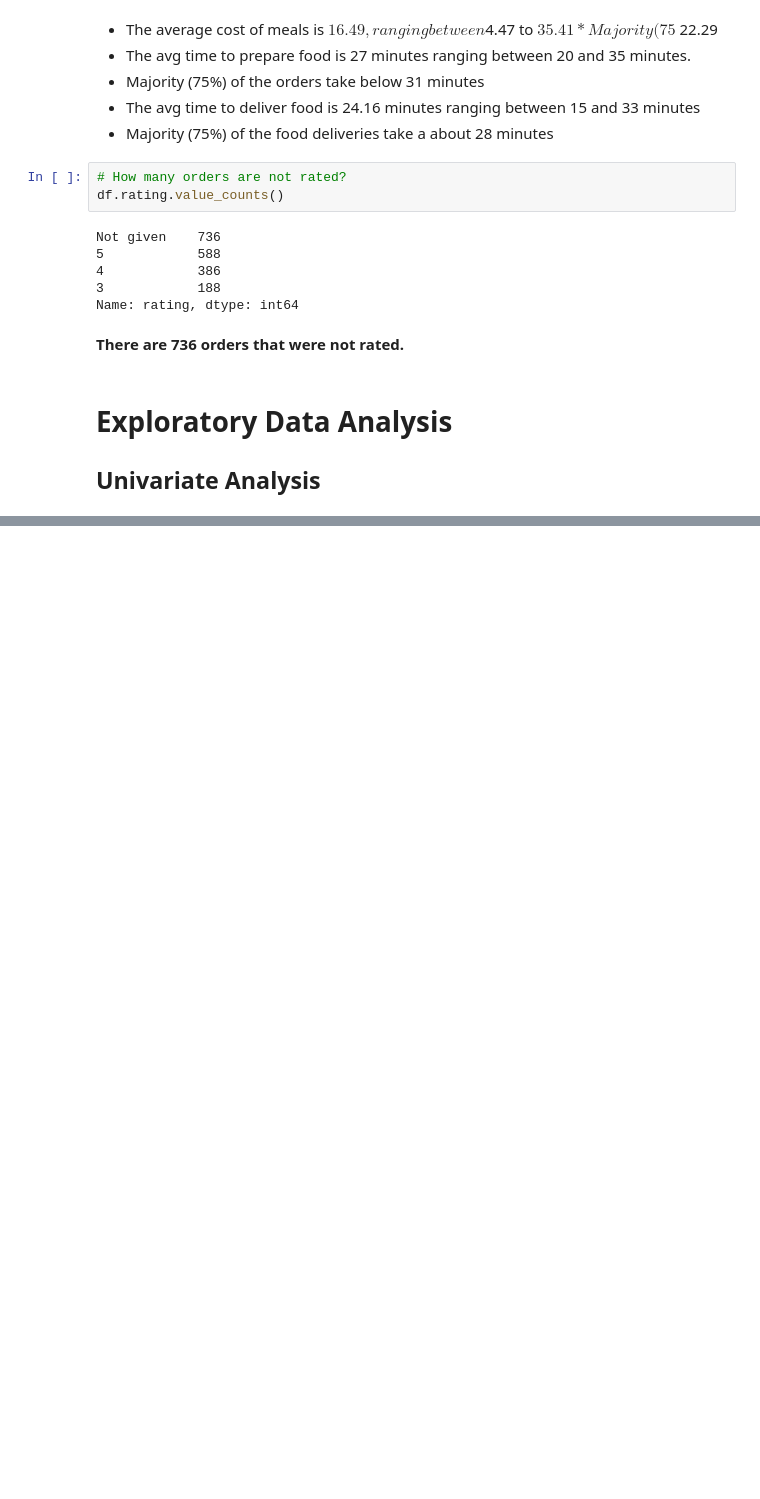
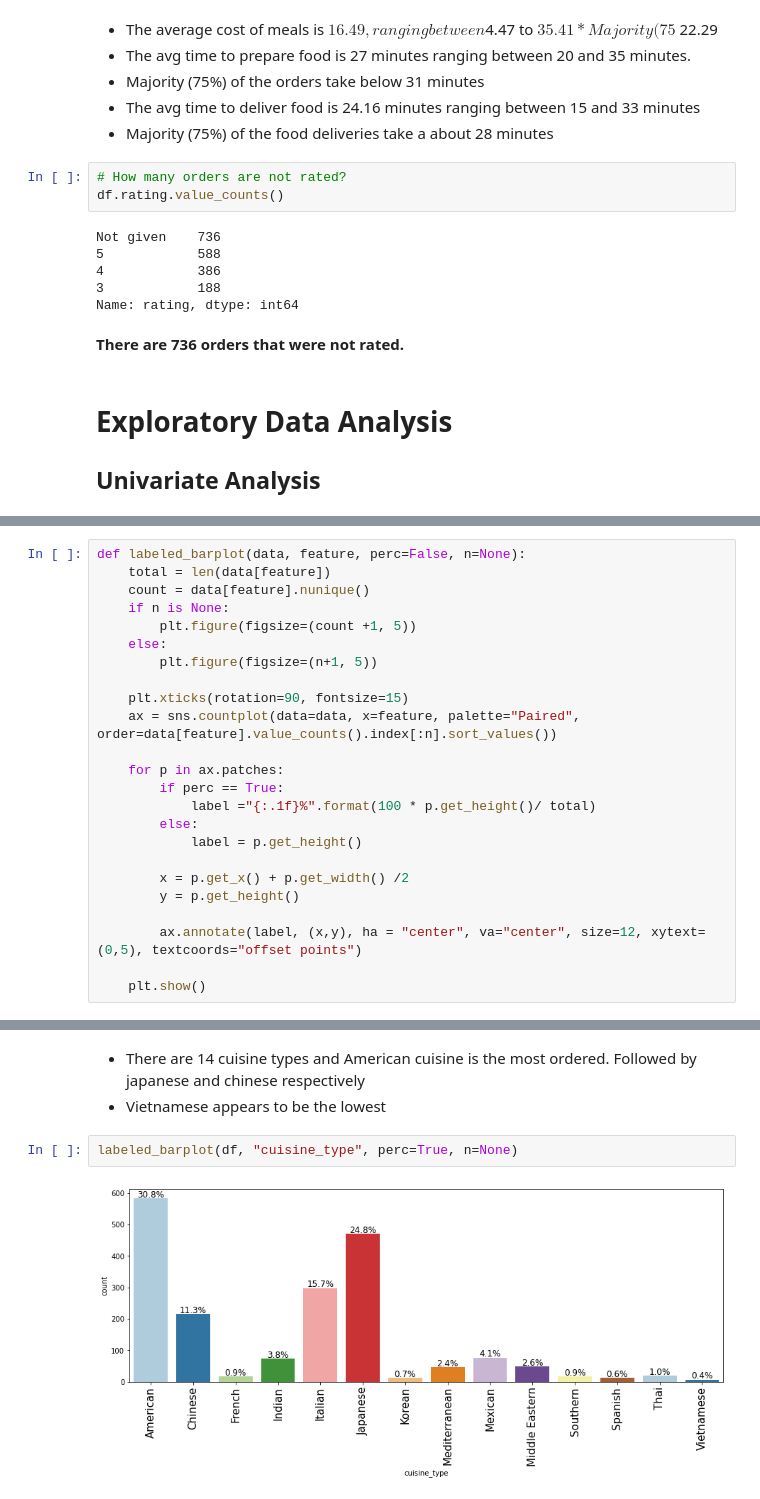
Before and after one commit to data-abdul/Data-Analysis-and-Visualization, a Jupyter notebook: 02 Data Analysis/EDA-FoodHub/FoodHub.ipynb, the cells around one changed output, grey strips where cells are left out. Cells and saved outputs as stored; diff of their text form; blank space fills up the shorter version.

```diff
--- a/02 Data Analysis/EDA-FoodHub/FoodHub.ipynb
+++ b/02 Data Analysis/EDA-FoodHub/FoodHub.ipynb
@@ -124,0 +144,24 @@ Name: rating, dtype: int64
+# %%
+def labeled_barplot(data, feature, perc=False, n=None):
+    total = len(data[feature])
+    count = data[feature].nunique()
+    if n is None:
+        plt.figure(figsize=(count +1, 5))
+    else:
+        plt.figure(figsize=(n+1, 5))
+
+    plt.xticks(rotation=90, fontsize=15)
+    ax = sns.countplot(data=data, x=feature, palette="Paired", order=data[feature].value_counts().index[:n].sort_values())
+
+    for p in ax.patches:
+        if perc == True:
+            label ="{:.1f}%".format(100 * p.get_height()/ total)
+        else:
+            label = p.get_height()
+
+        x = p.get_x() + p.get_width() /2
+        y = p.get_height()
+
+        ax.annotate(label, (x,y), ha = "center", va="center", size=12, xytext=(0,5), textcoords="offset points")
+
+    plt.show()
@@ -124,0 +218,7 @@ Name: rating, dtype: int64
+# %% [markdown]
+* There are 14 cuisine types and American cuisine is the most ordered. Followed by japanese and chinese respectively
+* Vietnamese appears to be the lowest
+# %%
+labeled_barplot(df, "cuisine_type", perc=True, n=None)
+# %% [output]
+[figure, added]
```
Also changed, not shown: parts of 24 cells of this notebook.
